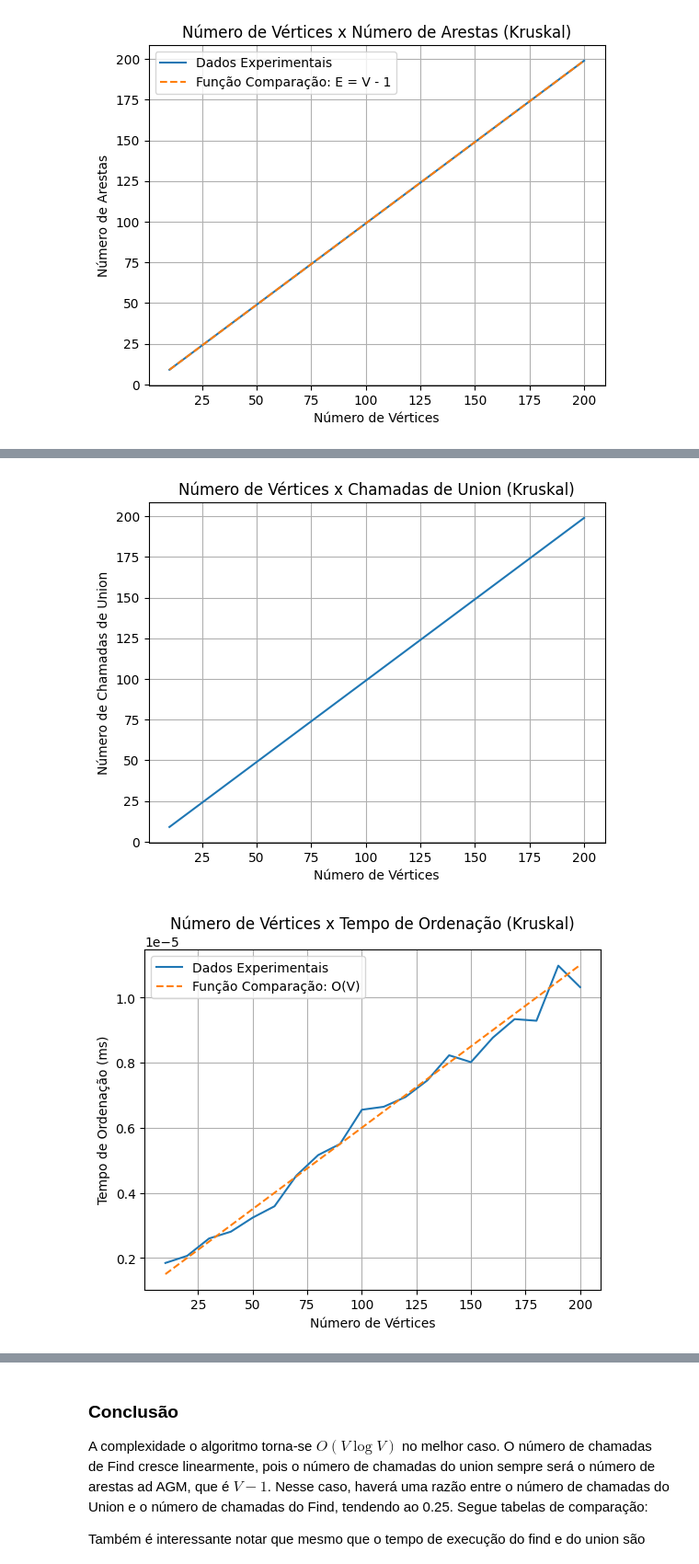
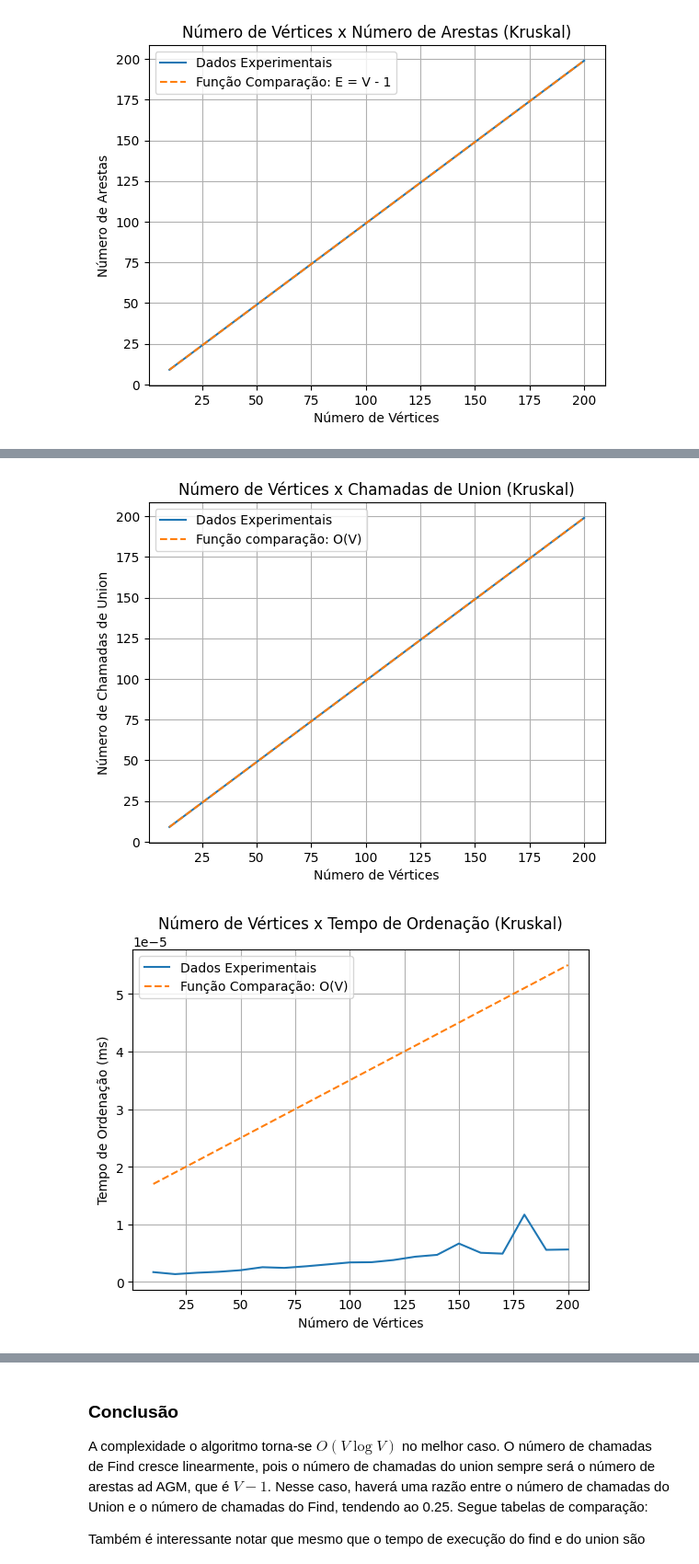
Before and after one commit to reali-705/cc-ufpa, a Jupyter notebook: atividade_2/dashboard.ipynb, the cells around one changed output, grey strips where cells are left out. Shown at 92% size. Cells and saved outputs as stored; diff of their text form; code cells hidden in the pictures.

```diff
--- a/atividade_2/dashboard.ipynb
+++ b/atividade_2/dashboard.ipynb
@@ -312,7 +312,7 @@ O algoritmo de Prim possui um melhor caso como $O(V \log V)$, um caso médio com
 # Extração e análise dos dados do algoritmo Kruskal
 # %%
 df_kruskal = df[df["algoritmo"] == "kruskal"]
-df_kruskal.drop(columns=["algoritmo", "heap_push", "heap_pop", "tempo_execucao_heap_ops"], inplace=True)
+df_kruskal.drop(columns=["algoritmo", "heap_push", "heap_pop", "tempo_execucao_heap_ops", "tempo_execucao_find", "tempo_execucao_union"], inplace=True)
 # %% [markdown]
 ## Modificação dos índices do DataFrame para melhorar a filtragem
 # %%
@@ -390,21 +392,23 @@ plotar(
     coluna2="union_calls",
     titulo="Número de Vértices x Chamadas de Union (Kruskal)",
     xlabel="Número de Vértices",
-    ylabel="Número de Chamadas de Union"
+    ylabel="Número de Chamadas de Union",
+    funcao_comparacao=lambda x: x - 1,
+    tlabel="Função comparação: O(V)"
 )
 # %% [output]
-[figure, old version]
+[figure, new version]
 # %%
 plotar(
     df_kruskal_vertice_melhor,
     linha=df_kruskal_vertice_melhor.shape[0] - 1,
     coluna1="num_vertices",
     coluna2="tempo_sort",
     titulo="Número de Vértices x Tempo de Ordenação (Kruskal)",
     xlabel="Número de Vértices",
     ylabel="Tempo de Ordenação (ms)",
-    funcao_comparacao= lambda x : 5e-8 * x + 0.000001 ,
+    funcao_comparacao= lambda x : 20e-8 * x + 0.000015 ,
     tlabel="Função Comparação: O(V)"
 )
 # %% [output]
-[figure, old version]
+[figure, new version]
```
Also changed, not shown: parts of 37 cells of this notebook, 3 other files.
